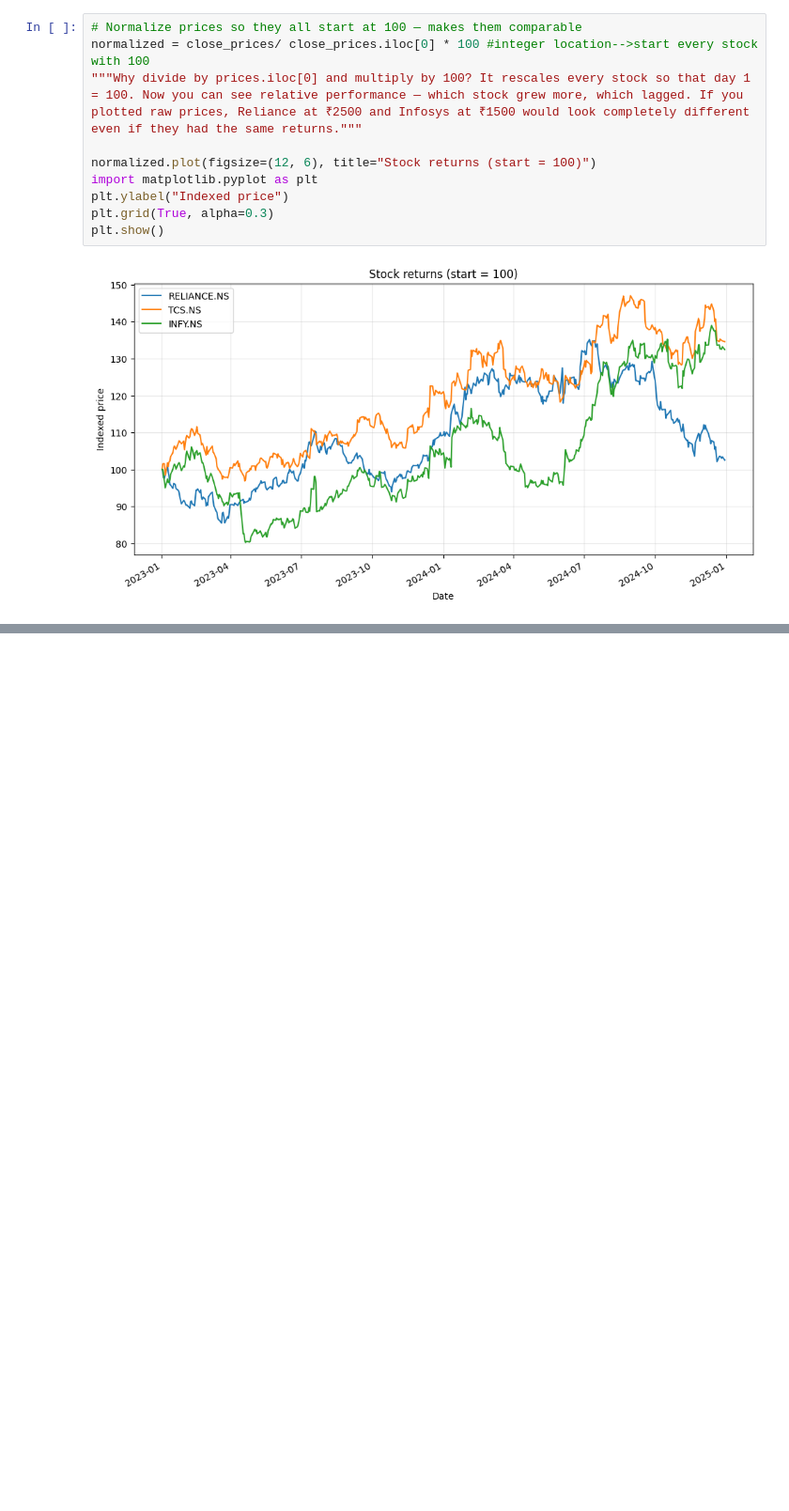
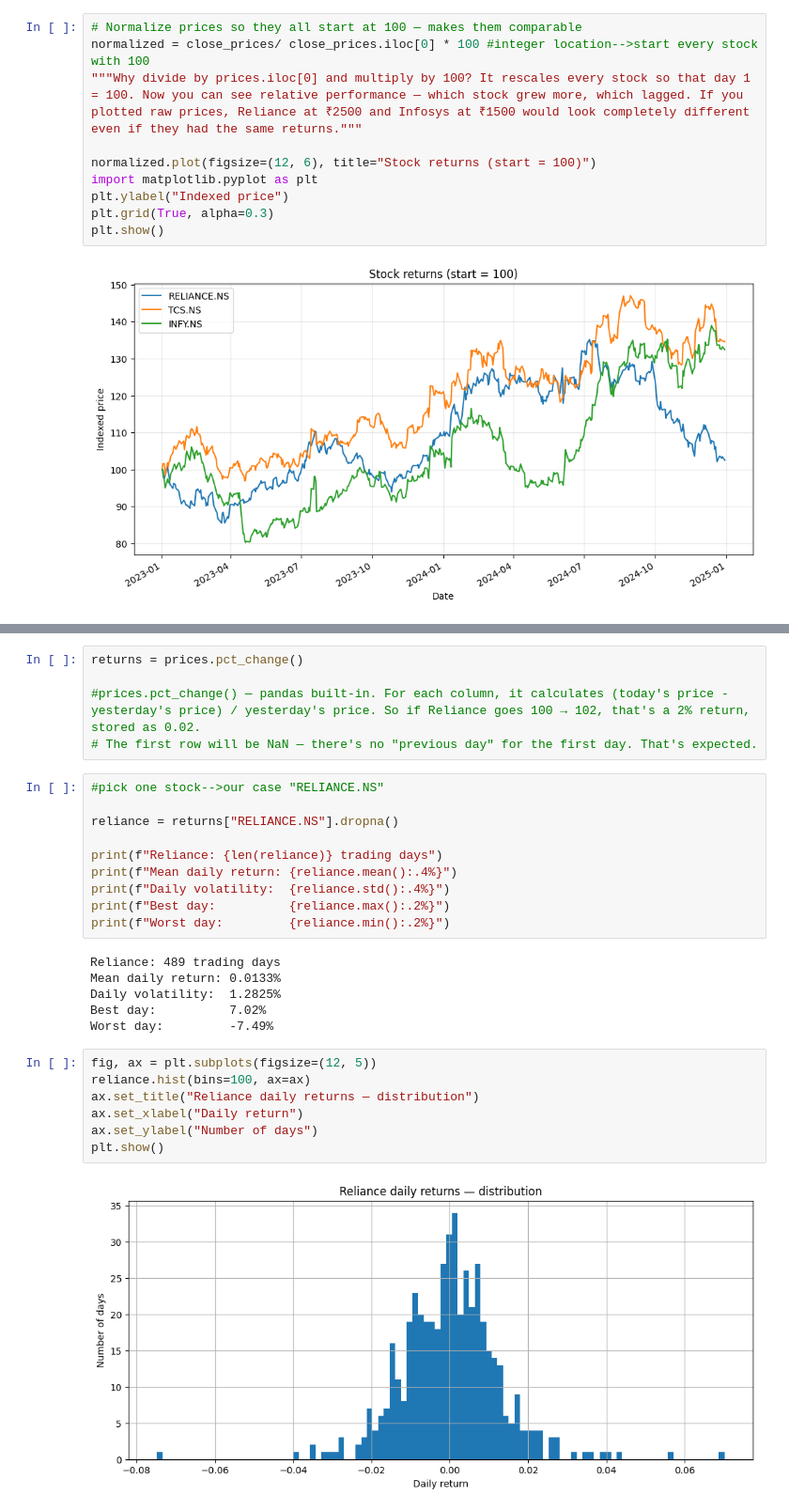
Before and after one commit to saralsachan/Quant-BackTester, a Jupyter notebook: notebooks/01_data_exploration.ipynb, the cells around one changed output, grey strips where cells are left out. Shown at 94% size. Cells and saved outputs as stored; diff of their text form; blank space fills up the shorter version.

```diff
--- a/notebooks/01_data_exploration.ipynb
+++ b/notebooks/01_data_exploration.ipynb
@@ -220,0 +297,30 @@ dtype: int64
+# %%
+returns = prices.pct_change()
+
+#prices.pct_change() — pandas built-in. For each column, it calculates (today's price - yesterday's price) / yesterday's price. So if Reliance goes 100 → 102, that's a 2% return, stored as 0.02.
+# The first row will be NaN — there's no "previous day" for the first day. That's expected.
+# %%
+#pick one stock-->our case "RELIANCE.NS"
+
+reliance = returns["RELIANCE.NS"].dropna()
+
+print(f"Reliance: {len(reliance)} trading days")
+print(f"Mean daily return: {reliance.mean():.4%}")
+print(f"Daily volatility:  {reliance.std():.4%}")
+print(f"Best day:          {reliance.max():.2%}")
+print(f"Worst day:         {reliance.min():.2%}")
+# %% [output]
+Reliance: 489 trading days
+Mean daily return: 0.0133%
+Daily volatility:  1.2825%
+Best day:          7.02%
+Worst day:         -7.49%
+# %%
+fig, ax = plt.subplots(figsize=(12, 5))
+reliance.hist(bins=100, ax=ax)
+ax.set_title("Reliance daily returns — distribution")
+ax.set_xlabel("Daily return")
+ax.set_ylabel("Number of days")
+plt.show()
+# %% [output]
+[figure, added]
```
Also changed, not shown: parts of 10 cells of this notebook, 1 other file.
